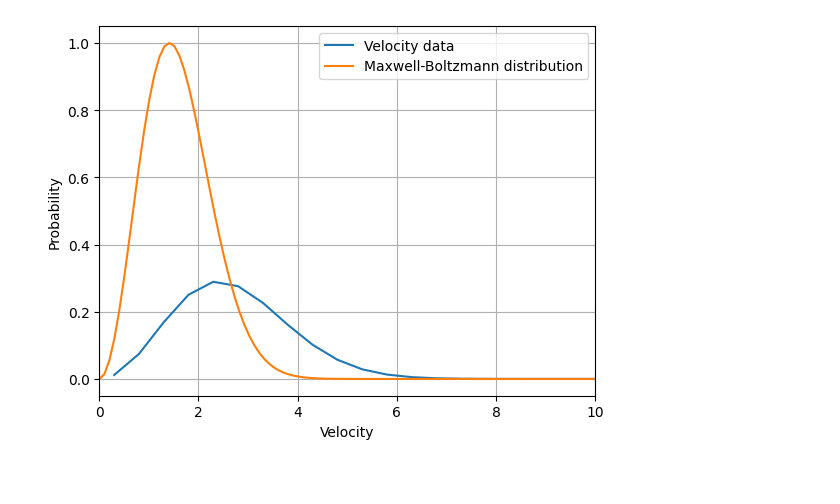
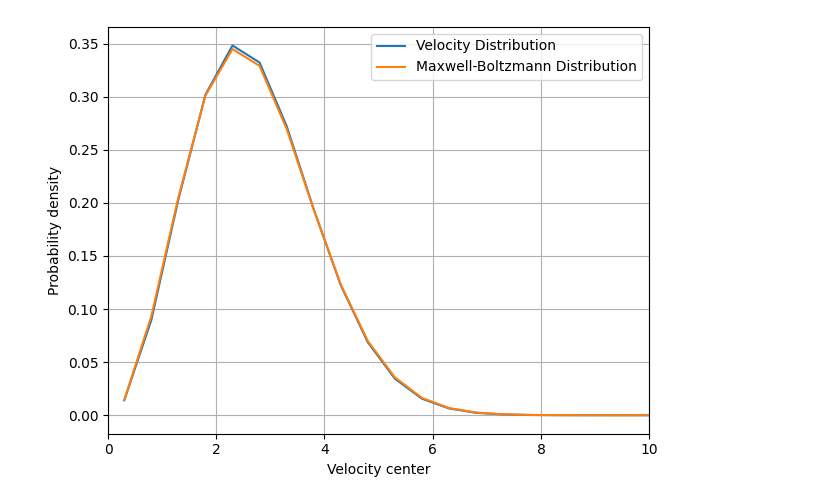
Before and after one commit to lspam6087-hash/PBS3, a Jupyter notebook: plotting_velocity.ipynb, the cells around one changed output. Cells and saved outputs as stored; diff of their text form; code cells hidden in the pictures; blank space fills up the shorter version.

Commit message:
Fixed the analysis of B3 (velocity distribution)

```diff
--- a/plotting_velocity.ipynb
+++ b/plotting_velocity.ipynb
@@ -3,29 +3,54 @@ import numpy as np
 import matplotlib.pyplot as plt
 import pandas as pd
 # %%
-df = pd.read_csv("data/vel_histogramB3.csv", comment="#", skipinitialspace=True)
-center  = df["v_center"].to_numpy()
-density = df["density"].to_numpy()
-count   = df["count"].to_numpy()
+# --- load data ---
+path = "data/vel_histogramB3.csv"  # <-- change if needed
+df = pd.read_csv(path, comment="#", skipinitialspace=True)
 
-v = np.linspace(0, 10, 100)  # speeds in m/s
-m = 1
-k_B = 1
-T = 1
+v = df["v_center"].to_numpy(float)
 
-# Maxwell-Boltzmann distribution
-f_v = ( (m / (2 * np.pi * k_B * T))**1.5 ) * 4 * np.pi * v**2 * np.exp(-m * v**2 / (2 * k_B * T))
+# prefer provided PDF; otherwise convert counts -> PDF
+if "density" in df.columns:
+    density = df["density"].to_numpy(float)
+else:
+    count = df["count"].to_numpy(float)
+    binw = np.median(np.diff(v))
+    density = count / (count.sum() * binw)
 
-f_v = f_v/max(f_v)
+# clean + normalize by area (robust to rounding)
+mask = np.isfinite(v) & np.isfinite(density) & (density >= 0)
+v = v[mask]
+density = density[mask]
+density /= np.trapz(density, v)
 
+# --- fit MB (m=kB=1) ---
+m = 1.0
+kB = 1.0
+v2 = np.trapezoid(density * v**2, v)  # <v^2>
+
+T3 = m * v2 / (3 * kB)  # 3D
+T2 = m * v2 / (2 * kB)  # 2D (for reference)
+
+def mb_3d(x, m, kB, T):
+    return ((m/(2*np.pi*kB*T))**1.5) * 4*np.pi * x**2 * np.exp(-m*x**2/(2*kB*T))
+
+def mb_2d(x, m, kB, T):
+    return (m/(kB*T)) * x * np.exp(-m*x**2/(2*kB*T))
+
+mb3 = mb_3d(v, m, kB, T3); mb3 /= np.trapezoid(mb3, v)
+# mb2 = mb_2d(v, m, kB, T2); mb2 /= np.trapz(mb2, v)
+
+# --- plot ---
 plt.figure()
-plt.plot(center, density, label='Velocity data')
-plt.plot(v, f_v, label="Maxwell-Boltzmann distribution")
-plt.xlabel("Velocity")
-plt.ylabel("Probability")
+plt.plot(v, density, label="Velocity Distribution")
+plt.plot(v, mb3, label=f"Maxwell-Boltzmann Distribution")
+# plt.plot(v, mb2, label=f"MB 2D (T≈{T2:.2f})")
+plt.xlabel("Velocity center")
+plt.ylabel("Probability density")
 plt.xlim(0,10)
+plt.grid(True)
 plt.legend()
-plt.grid()
+plt.tight_layout()
 plt.show()
 # %% [output]
-[figure, old version]
+[figure, new version]
```
Also changed, not shown: 2 other files.
